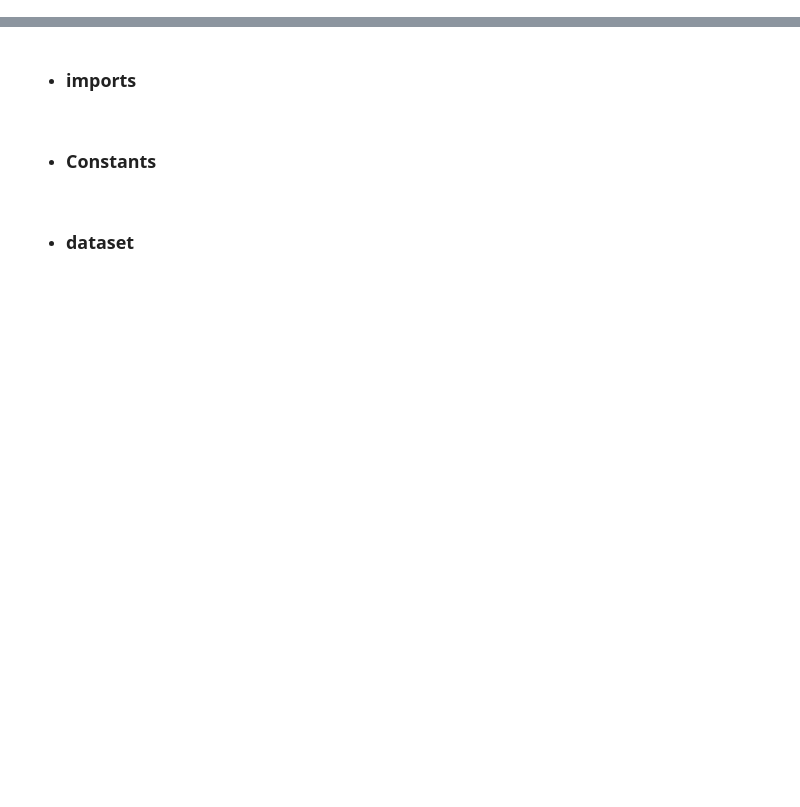
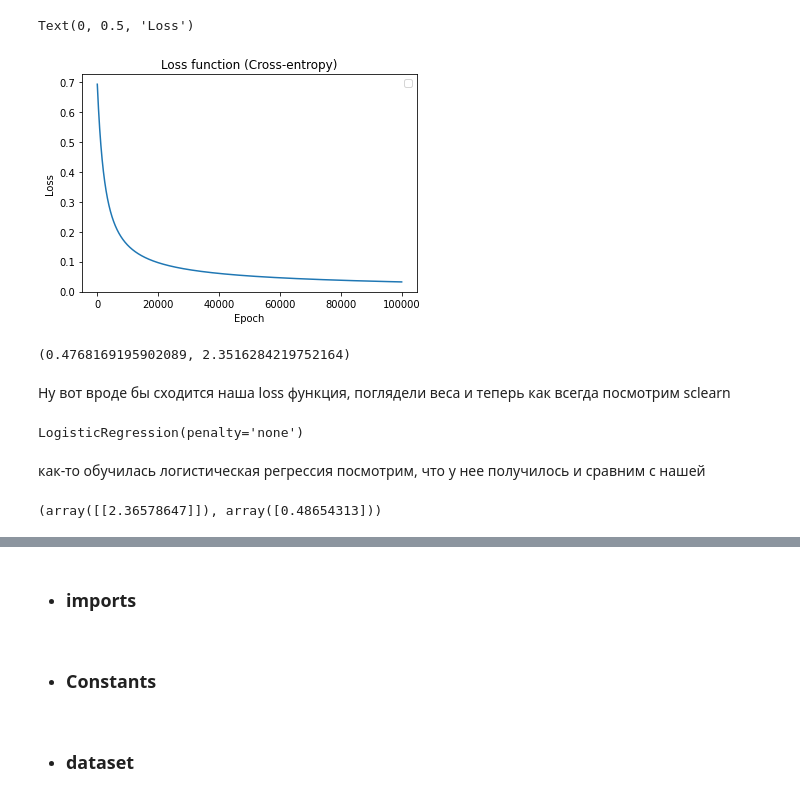
Before and after one commit to SedyaPrograms/Tutorial, a Jupyter notebook: AI and machine learning/5_Машинное_обучение_Логистическая_регрессия_Градиентный_спуск.ipynb, the cells around one changed output, grey strips where cells are left out. Saved outputs shown, nothing was run; the diff lists cells and outputs as text; code cells hidden in the pictures; blank space fills up the shorter version.

```diff
--- a/AI and machine learning/5_Машинное_обучение_Логистическая_регрессия_Градиентный_спуск.ipynb
+++ b/AI and machine learning/5_Машинное_обучение_Логистическая_регрессия_Градиентный_спуск.ipynb
@@ -2,0 +358,10 @@
+# %%
+w0,w1,loss_history = gradient_descent(x, y, epochs = 100000)
+
+plt.plot(np.arange(0, len(loss_history)), loss_history)
+plt.legend()
+
+plt.title('Loss function (Cross-entropy)')
+plt.xlabel('Epoch')
+plt.ylabel('Loss')
+# %% [output]
@@ -2,0 +369,21 @@
+Text(0, 0.5, 'Loss')
+[figure, added]
+# %%
+w0, w1
+# %% [output]
+(0.4768169195902089, 2.3516284219752164)
+# %% [markdown]
+Ну вот вроде бы сходится наша loss функция, поглядели веса и теперь как всегда посмотрим sclearn
+# %%
+from sklearn.linear_model import LogisticRegression
+
+logreg = LogisticRegression(penalty='none')
+logreg.fit(x.reshape(-1, 1), y)
+# %% [output]
+LogisticRegression(penalty='none')
+# %% [markdown]
+как-то обучилась логистическая регрессия посмотрим, что у нее получилось и сравним с нашей
+# %%
+logreg.coef_, logreg.intercept_
+# %% [output]
+(array([[2.36578647]]), array([0.48654313]))
```
Also changed, not shown: parts of 126 cells of this notebook.
